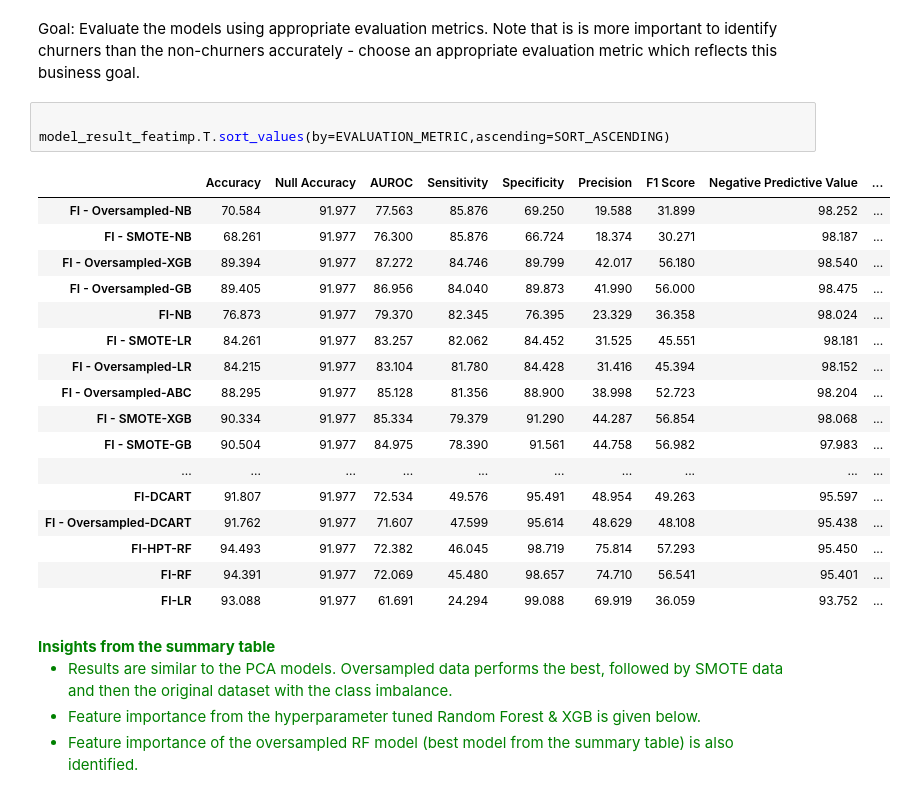
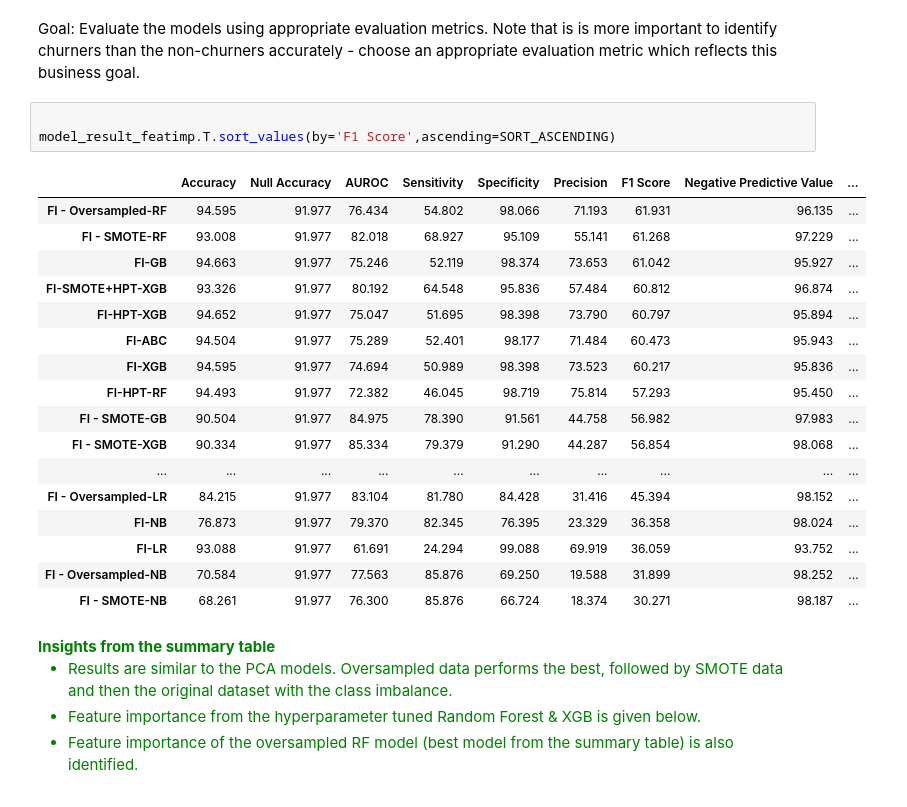
Before and after one commit to Lakshmi-1212/TelecomChurn_CaseStudy, a Jupyter notebook: TelcomChurn_CaseStudy.ipynb, the cells around one changed output. Cells and saved outputs as stored; diff of their text form.

```diff
--- a/TelcomChurn_CaseStudy.ipynb
+++ b/TelcomChurn_CaseStudy.ipynb
@@ -1936,25 +1856,25 @@ NameError: name 'xgb_fi_smote_best_est' is not defined
 Goal: Evaluate the models using appropriate evaluation metrics. Note that is is more important to identify churners than the non-churners accurately - choose an appropriate evaluation metric which reflects this business goal.
 # %%
 
-model_result_featimp.T.sort_values(by=EVALUATION_METRIC,ascending=SORT_ASCENDING)
+model_result_featimp.T.sort_values(by='F1 Score',ascending=SORT_ASCENDING)
 # %% [output]
 |  | Accuracy | Null Accuracy | AUROC | Sensitivity | Specificity | Precision | F1 Score | Negative Predictive Value | ... |
+| FI - Oversampled-RF | 94.595 | 91.977 | 76.434 | 54.802 | 98.066 | 71.193 | 61.931 | 96.135 | ... |
+| FI - SMOTE-RF | 93.008 | 91.977 | 82.018 | 68.927 | 95.109 | 55.141 | 61.268 | 97.229 | ... |
+| FI-GB | 94.663 | 91.977 | 75.246 | 52.119 | 98.374 | 73.653 | 61.042 | 95.927 | ... |
+| FI-SMOTE+HPT-XGB | 93.326 | 91.977 | 80.192 | 64.548 | 95.836 | 57.484 | 60.812 | 96.874 | ... |
+| FI-HPT-XGB | 94.652 | 91.977 | 75.047 | 51.695 | 98.398 | 73.790 | 60.797 | 95.894 | ... |
+| FI-ABC | 94.504 | 91.977 | 75.289 | 52.401 | 98.177 | 71.484 | 60.473 | 95.943 | ... |
+| FI-XGB | 94.595 | 91.977 | 74.694 | 50.989 | 98.398 | 73.523 | 60.217 | 95.836 | ... |
+| FI-HPT-RF | 94.493 | 91.977 | 72.382 | 46.045 | 98.719 | 75.814 | 57.293 | 95.450 | ... |
+| FI - SMOTE-GB | 90.504 | 91.977 | 84.975 | 78.390 | 91.561 | 44.758 | 56.982 | 97.983 | ... |
+| FI - SMOTE-XGB | 90.334 | 91.977 | 85.334 | 79.379 | 91.290 | 44.287 | 56.854 | 98.068 | ... |
+| ... | ... | ... | ... | ... | ... | ... | ... | ... | ... |
+| FI - Oversampled-LR | 84.215 | 91.977 | 83.104 | 81.780 | 84.428 | 31.416 | 45.394 | 98.152 | ... |
+| FI-NB | 76.873 | 91.977 | 79.370 | 82.345 | 76.395 | 23.329 | 36.358 | 98.024 | ... |
+| FI-LR | 93.088 | 91.977 | 61.691 | 24.294 | 99.088 | 69.919 | 36.059 | 93.752 | ... |
 | FI - Oversampled-NB | 70.584 | 91.977 | 77.563 | 85.876 | 69.250 | 19.588 | 31.899 | 98.252 | ... |
 | FI - SMOTE-NB | 68.261 | 91.977 | 76.300 | 85.876 | 66.724 | 18.374 | 30.271 | 98.187 | ... |
-| FI - Oversampled-XGB | 89.394 | 91.977 | 87.272 | 84.746 | 89.799 | 42.017 | 56.180 | 98.540 | ... |
-| FI - Oversampled-GB | 89.405 | 91.977 | 86.956 | 84.040 | 89.873 | 41.990 | 56.000 | 98.475 | ... |
-| FI-NB | 76.873 | 91.977 | 79.370 | 82.345 | 76.395 | 23.329 | 36.358 | 98.024 | ... |
-| FI - SMOTE-LR | 84.261 | 91.977 | 83.257 | 82.062 | 84.452 | 31.525 | 45.551 | 98.181 | ... |
-| FI - Oversampled-LR | 84.215 | 91.977 | 83.104 | 81.780 | 84.428 | 31.416 | 45.394 | 98.152 | ... |
-| FI - Oversampled-ABC | 88.295 | 91.977 | 85.128 | 81.356 | 88.900 | 38.998 | 52.723 | 98.204 | ... |
-| FI - SMOTE-XGB | 90.334 | 91.977 | 85.334 | 79.379 | 91.290 | 44.287 | 56.854 | 98.068 | ... |
-| FI - SMOTE-GB | 90.504 | 91.977 | 84.975 | 78.390 | 91.561 | 44.758 | 56.982 | 97.983 | ... |
-| ... | ... | ... | ... | ... | ... | ... | ... | ... | ... |
-| FI-DCART | 91.807 | 91.977 | 72.534 | 49.576 | 95.491 | 48.954 | 49.263 | 95.597 | ... |
-| FI - Oversampled-DCART | 91.762 | 91.977 | 71.607 | 47.599 | 95.614 | 48.629 | 48.108 | 95.438 | ... |
-| FI-HPT-RF | 94.493 | 91.977 | 72.382 | 46.045 | 98.719 | 75.814 | 57.293 | 95.450 | ... |
-| FI-RF | 94.391 | 91.977 | 72.069 | 45.480 | 98.657 | 74.710 | 56.541 | 95.401 | ... |
-| FI-LR | 93.088 | 91.977 | 61.691 | 24.294 | 99.088 | 69.919 | 36.059 | 93.752 | ... |
 # %% [markdown]
 <font color = 'green'>
 <b>Insights from the summary table</b><br>
```
Also changed, not shown: parts of 29 cells of this notebook.
